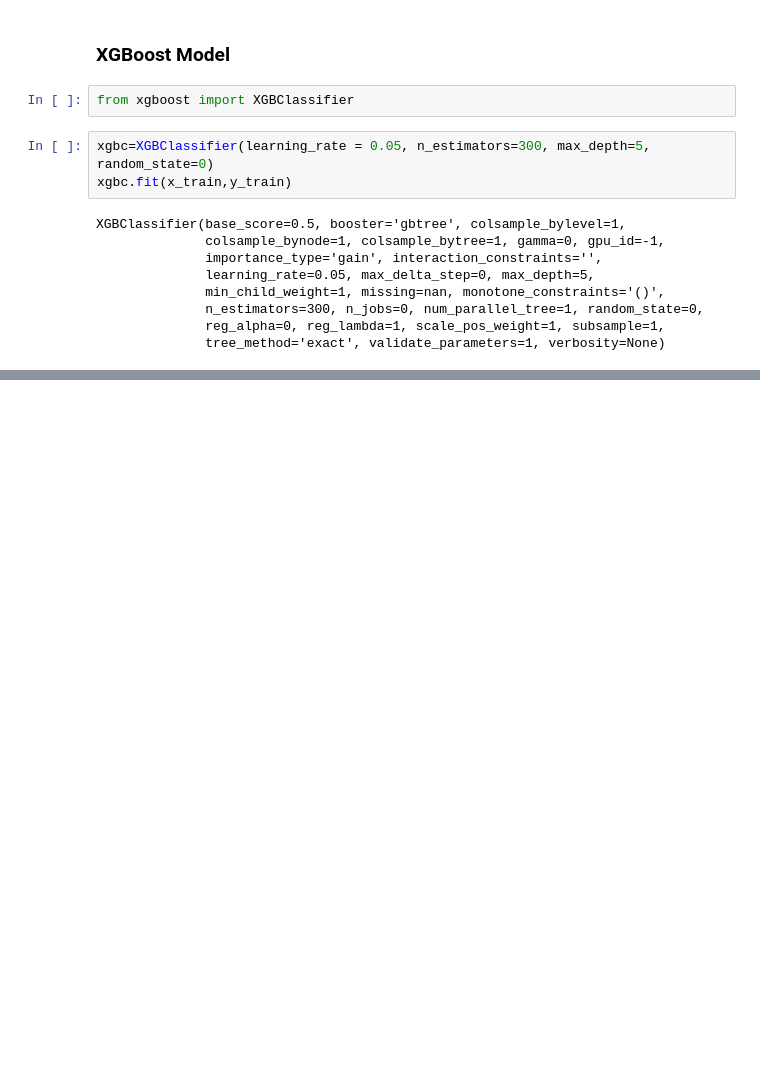
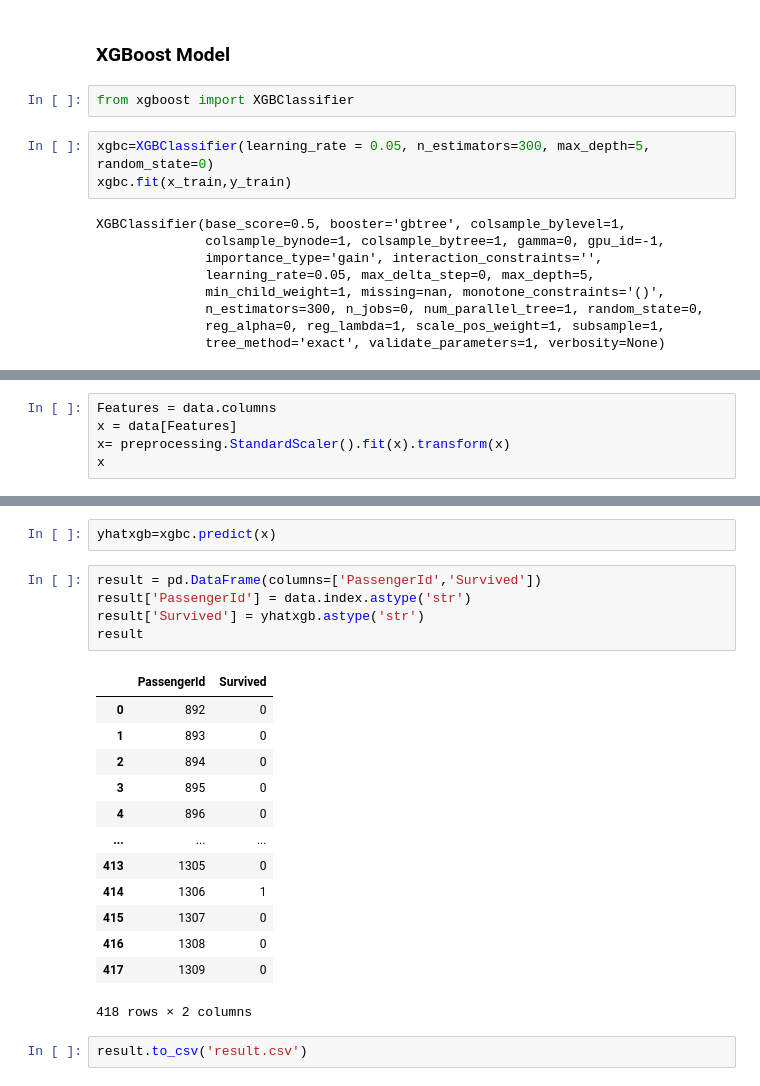
Before and after one commit to sami12rom/Titanic, a Jupyter notebook: Notebook.ipynb, the cells around one changed output, grey strips where cells are left out. Drawn from its saved outputs; the diff is of its cells as text; blank space fills up the shorter version.

```diff
--- a/Notebook.ipynb
+++ b/Notebook.ipynb
@@ -313,0 +377,5 @@ Test set Accuracy:  0.7921348314606742
+# %%
+Features = data.columns
+x = data[Features]
+x= preprocessing.StandardScaler().fit(x).transform(x)
+x
@@ -313,0 +396,23 @@ Test set Accuracy:  0.7921348314606742
+# %%
+yhatxgb=xgbc.predict(x)
+# %%
+result = pd.DataFrame(columns=['PassengerId','Survived'])
+result['PassengerId'] = data.index.astype('str')
+result['Survived'] = yhatxgb.astype('str')
+result
+# %% [output]
+|  | PassengerId | Survived |
+| 0 | 892 | 0 |
+| 1 | 893 | 0 |
+| 2 | 894 | 0 |
+| 3 | 895 | 0 |
+| 4 | 896 | 0 |
+| ... | ... | ... |
+| 413 | 1305 | 0 |
+| 414 | 1306 | 1 |
+| 415 | 1307 | 0 |
+| 416 | 1308 | 0 |
+| 417 | 1309 | 0 |
+418 rows × 2 columns
+# %%
+result.to_csv('result.csv')
```
Also changed, not shown: parts of 18 cells of this notebook, 1 other file.
